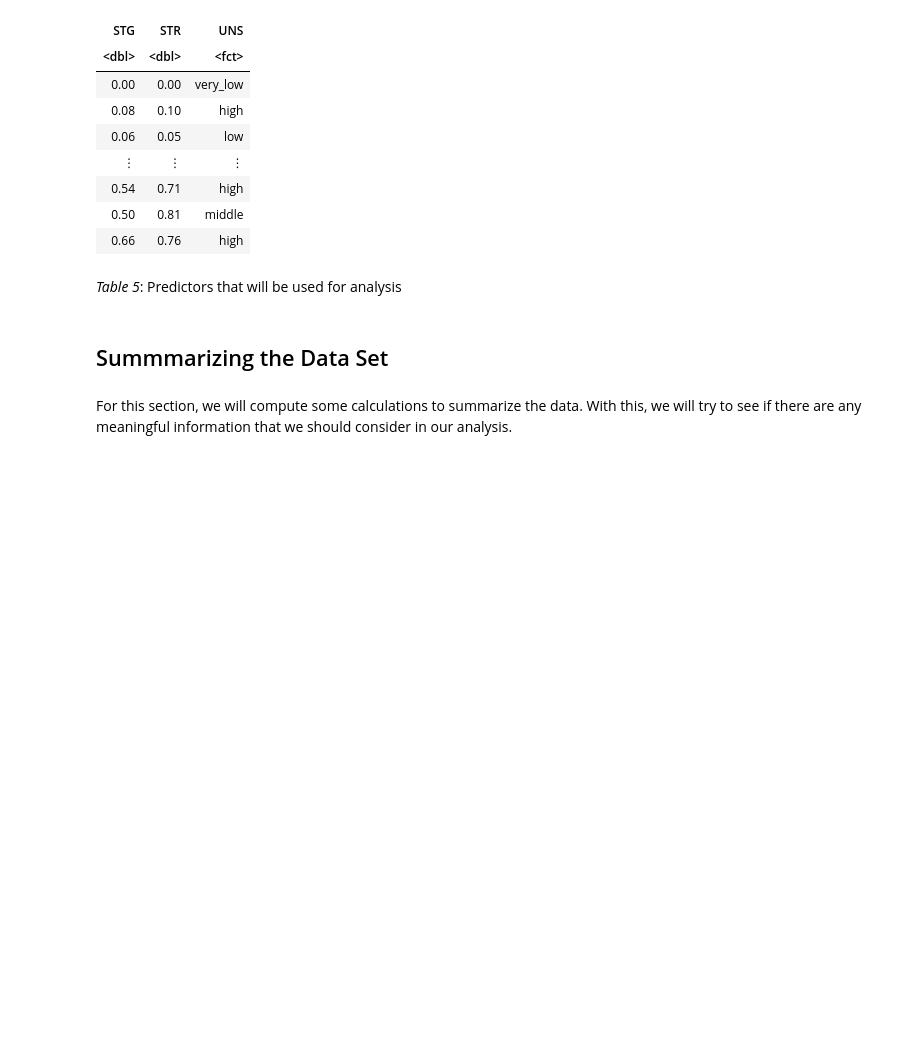
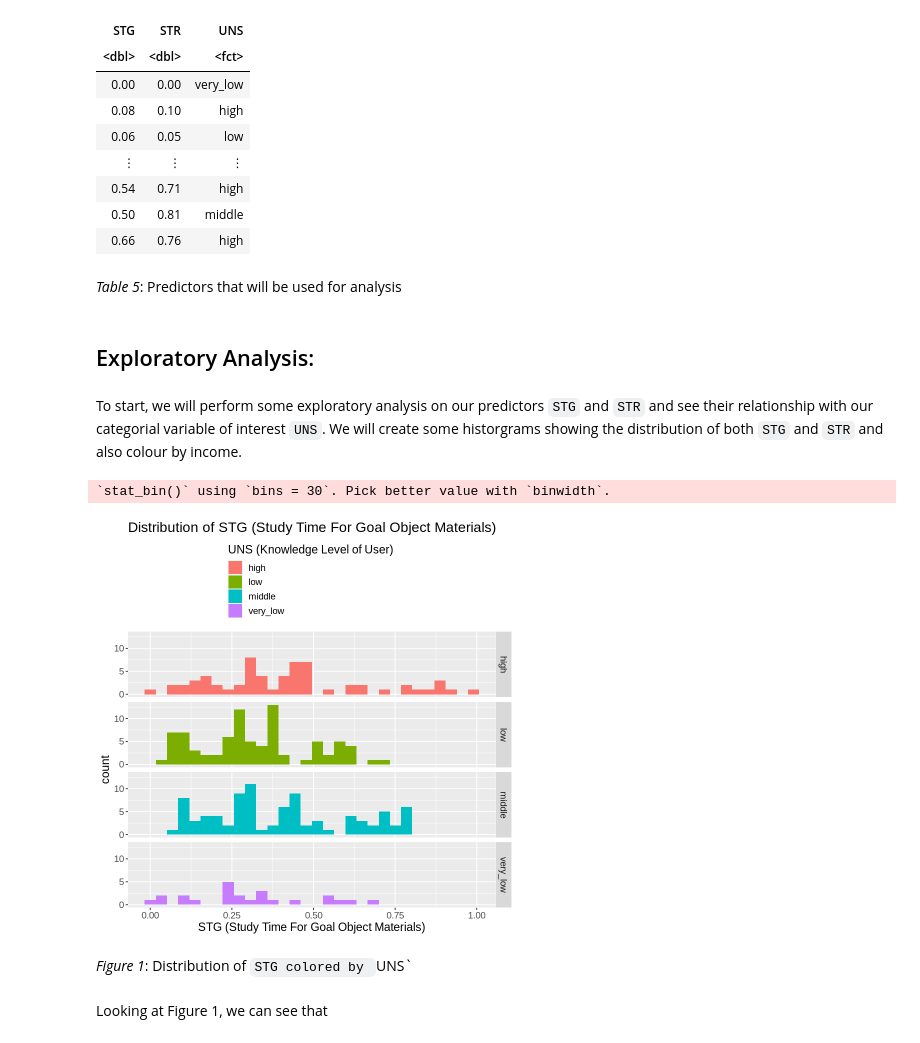
Before and after one commit to Wills-Hao/DSCI-100-project, a Jupyter notebook: final_group_project.ipynb, the cells around one changed output. Saved outputs shown, nothing was run; the diff lists cells and outputs as text; code cells hidden in the pictures; blank space fills up the shorter version.

Commit message:
added exploratory analysis removed summary

```diff
--- a/final_group_project.ipynb
+++ b/final_group_project.ipynb
@@ -214,7 +214,25 @@ A tibble: 258 × 3
 | 0.66 | 0.76 | high |
 # %% [markdown]
 *Table 5*: Predictors that will be used for analysis
-# %% [markdown]
-## Summmarizing the Data Set
-# %% [markdown]
-For this section, we will compute some calculations to summarize the data. With this, we will try to see if there are any meaningful information that we should consider in our analysis.
+# %% [markdown]
+## Exploratory Analysis:
+# %% [markdown]
+To start, we will perform some exploratory analysis on our predictors `STG` and `STR` and see their relationship with our categorial variable of interest `UNS`. We will create some historgrams showing the distribution of both `STG` and `STR` and also colour by income.
+# %%
+user_knowledge_plot <- ggplot(user_knowledge, aes(x = STG, fill = UNS)) +
+    geom_histogram() +
+    facet_grid(rows = vars(UNS)) +
+    labs(x = "STG (Study Time For Goal Object Materials)", fill = "UNS (Knowledge Level of User)") +
+    ggtitle("Distribution of STG (Study Time For Goal Object Materials)") +
+    theme(text = element_text(size = 14),
+    legend.position = "top",
+        legend.direction = "vertical")
+
+user_knowledge_plot
+# %% [output]
+`stat_bin()` using `bins = 30`. Pick better value with `binwidth`.
+[figure, added]
+# %% [markdown]
+*Figure 1*: Distribution of `STG colored by `UNS`
+# %% [markdown]
+Looking at Figure 1, we can see that
```
